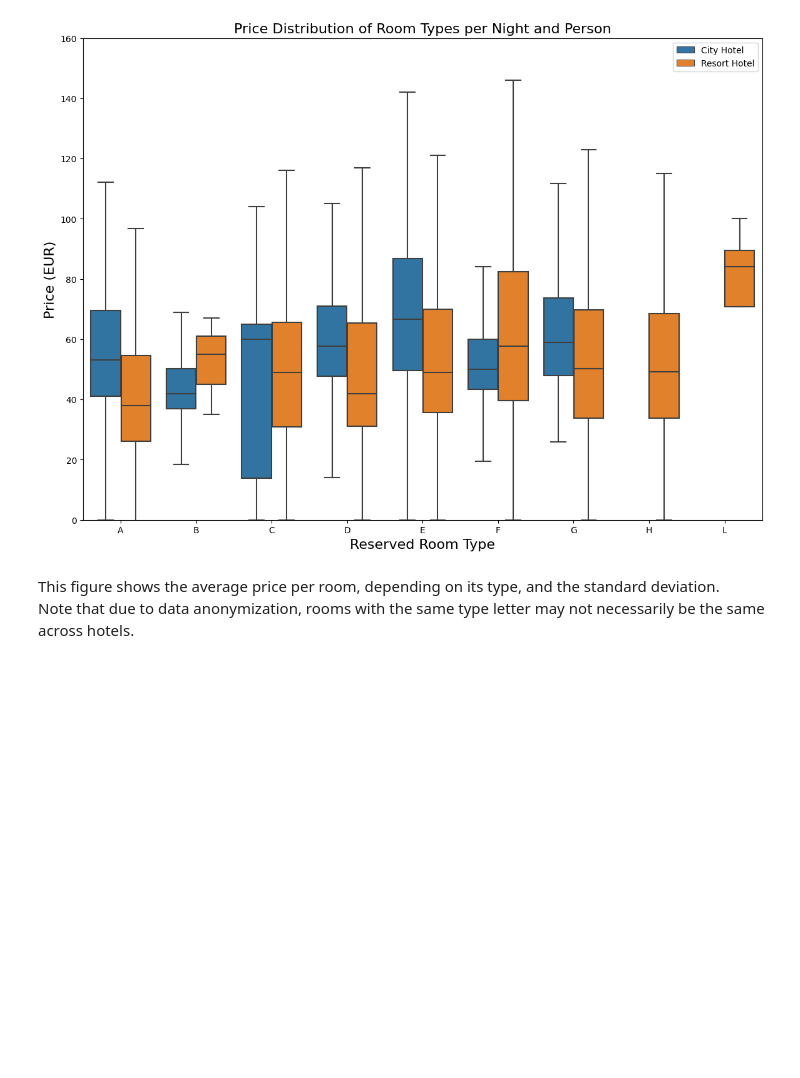
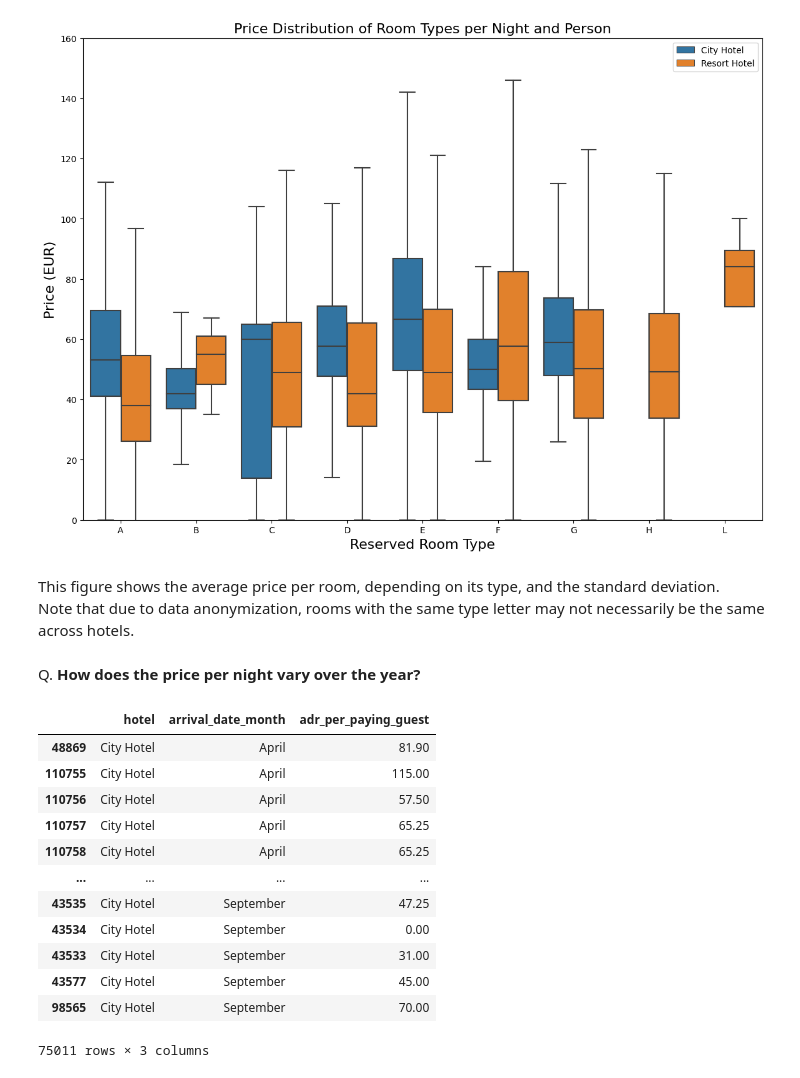
Before and after one commit to Chirag529/Hotel_EDA, a Jupyter notebook: main.ipynb, the cells around one changed output. Drawn from its saved outputs; the diff is of its cells as text; code cells hidden in the pictures; blank space fills up the shorter version.

```diff
--- a/main.ipynb
+++ b/main.ipynb
@@ -302,3 +304,33 @@ plt.show()
 # %% [markdown]
 This figure shows the average price per room, depending on its type, and the standard deviation. <br/>
 Note that due to data anonymization, rooms with the same type letter may not necessarily be the same across hotels.
+# %% [markdown]
+Q. **How does the price per night vary over the year?**
+# %%
+# Select relevant columns and sort by arrival_date_month
+room_price_monthly = non_canceled_bookings[[
+    "hotel", "arrival_date_month",
+    "adr_per_paying_guest"]].sort_values("arrival_date_month")
+
+
+# Let's order the months by their logical order
+ordered_months = ["January", "February", "March", "April", "May", "June", "July", "August",
+                  "September", "October", "November", "December"]
+room_price_monthly["arrival_date_month"] = pd.Categorical(room_price_monthly["arrival_date_month"],
+                                                          categories=ordered_months, ordered=True)
+
+room_price_monthly
+# %% [output]
+|  | hotel | arrival_date_month | adr_per_paying_guest |
+| 48869 | City Hotel | April | 81.90 |
+| 110755 | City Hotel | April | 115.00 |
+| 110756 | City Hotel | April | 57.50 |
+| 110757 | City Hotel | April | 65.25 |
+| 110758 | City Hotel | April | 65.25 |
+| ... | ... | ... | ... |
+| 43535 | City Hotel | September | 47.25 |
+| 43534 | City Hotel | September | 0.00 |
+| 43533 | City Hotel | September | 31.00 |
+| 43577 | City Hotel | September | 45.00 |
+| 98565 | City Hotel | September | 70.00 |
+75011 rows × 3 columns
```
Also changed, not shown: parts of 4 cells of this notebook.
